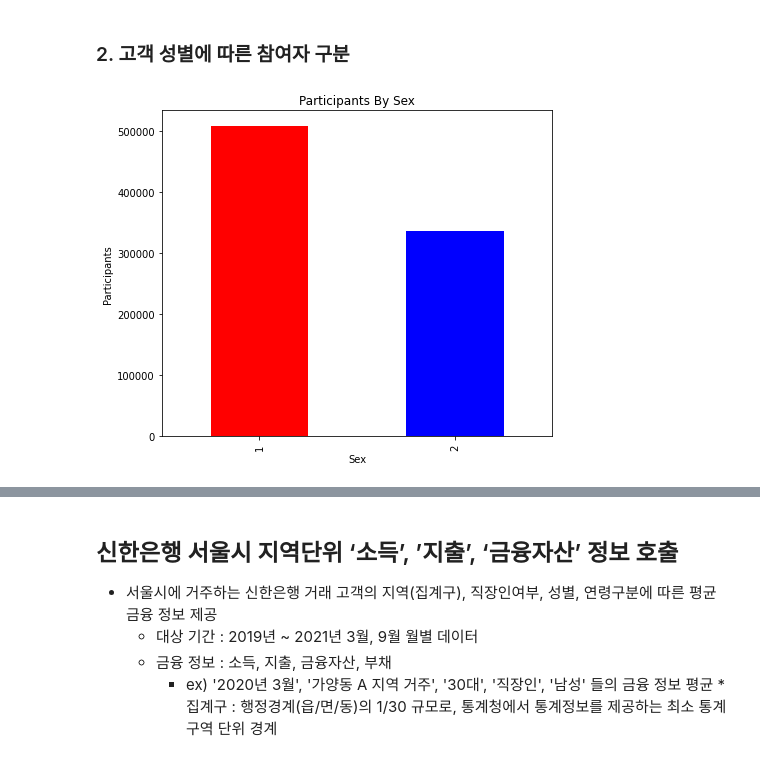
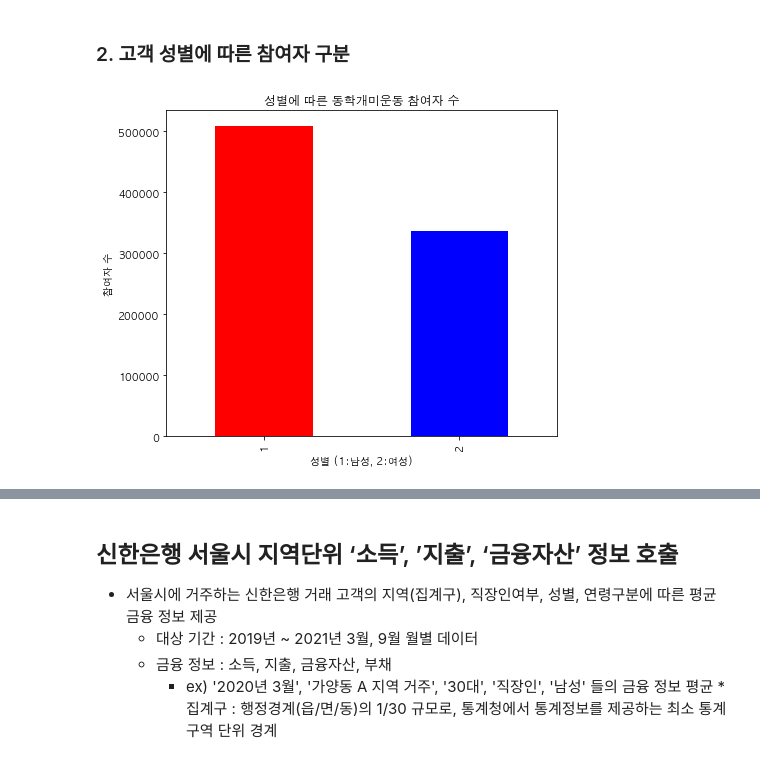
Before and after one commit to RyanKor/financial-data-competition-2021, a Jupyter notebook: Financial Data Competition 2021.ipynb, the cells around one changed output, grey strips where cells are left out. Drawn from its saved outputs; the diff is of its cells as text; code cells hidden in the pictures.

```diff
--- a/Financial Data Competition 2021.ipynb
+++ b/Financial Data Competition 2021.ipynb
@@ -78,7 +78,7 @@ import pandas as pd
 import matplotlib.pyplot as plt
 %matplotlib inline
 import seaborn as sns
-
+plt.rcParams['font.family'] = 'AppleGothic'
 print("Library Working")
 # %% [output]
 Library Working
@@ -131,9 +131,9 @@ plt.title("Participants Per Age");
 ### 2. 고객 성별에 따른 참여자 구분
 # %%
 colors = ['red','blue']
-age = kor_invest["고객성별구분코드"].value_counts().plot.bar(figsize=(7, 6),color=colors)
-plt.xlabel("Sex")
-plt.ylabel("Participants")
-plt.title("Participants By Sex");
+sex = kor_invest["고객성별구분코드"].value_counts().plot.bar(figsize=(7, 6),color=colors)
+plt.xlabel("성별 (1:남성, 2:여성)")
+plt.ylabel("참여자 수")
+plt.title("성별에 따른 동학개미운동 참여자 수");
 # %% [output]
-[figure, old version]
+[figure, new version]
```
Also changed, not shown: parts of 19 cells of this notebook.
